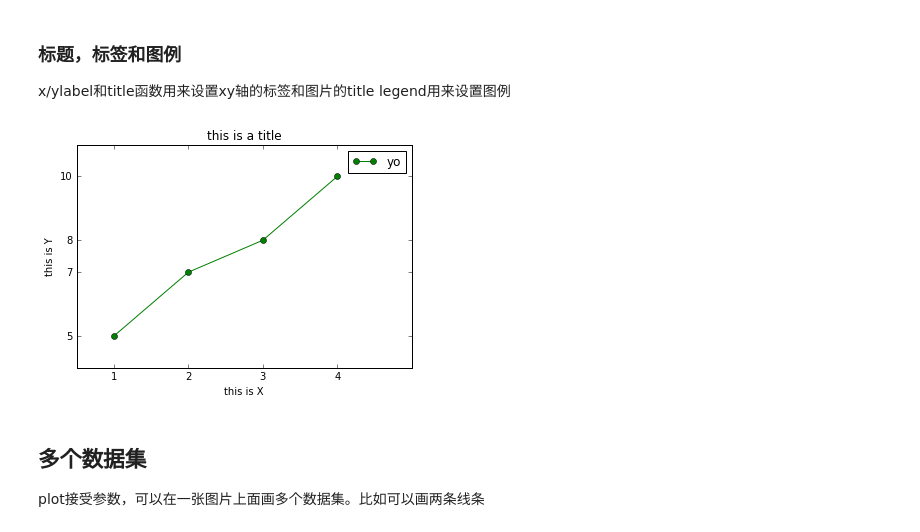
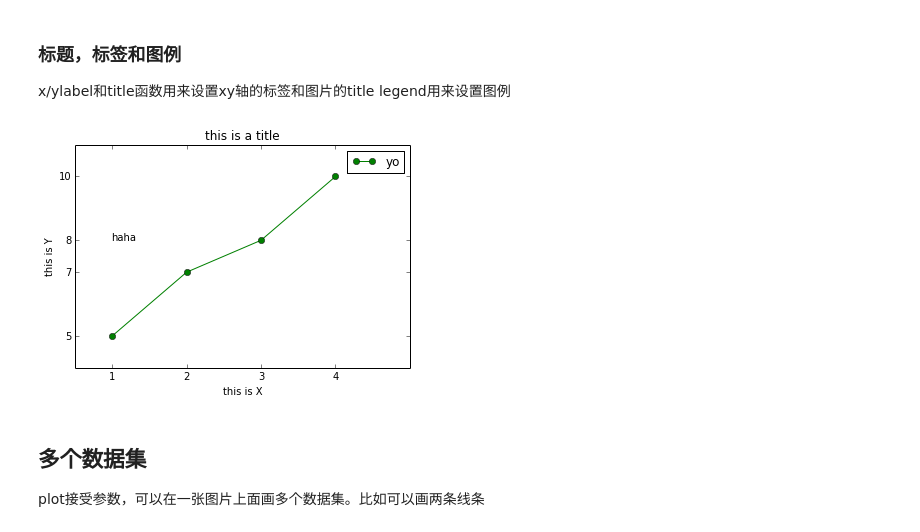
Before and after one commit to woosley/python-topic, a Jupyter notebook: matplotlib.ipynb, the cells around one changed output. Cells and saved outputs as stored; diff of their text form; code cells hidden in the pictures.

```diff
--- a/matplotlib.ipynb
+++ b/matplotlib.ipynb
@@ -72,16 +72,17 @@ legend用来设置图例
 # %%
 plt.plot(x, y, '-og')
 plt.xlim(0.5, 5)
 plt.xticks([1, 2, 3, 4])
 plt.ylim(4, 11)
 plt.yticks(y)
 plt.xlabel("this is X")
+plt.text(1, 8, "haha") #文本输入
 plt.ylabel("this is Y")
 plt.title("this is a title")
 plt.legend(["yo"])
 plt.show()
 # %% [output]
-[figure, old version]
+[figure, new version]
 # %% [markdown]
 ## 多个数据集
 plot接受参数，可以在一张图片上面画多个数据集。比如可以画两条线条
```
Also changed, not shown: parts of 2 cells of this notebook.
